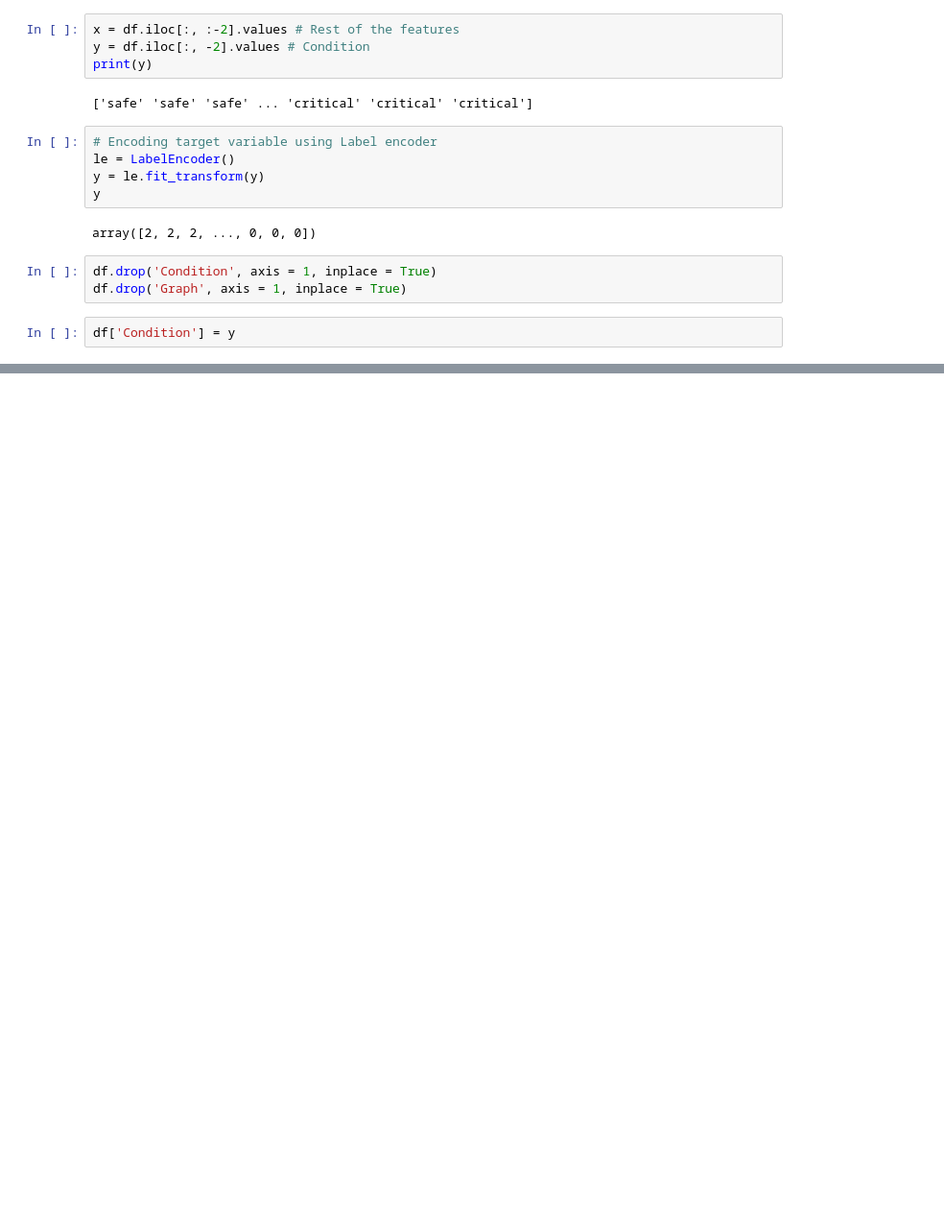
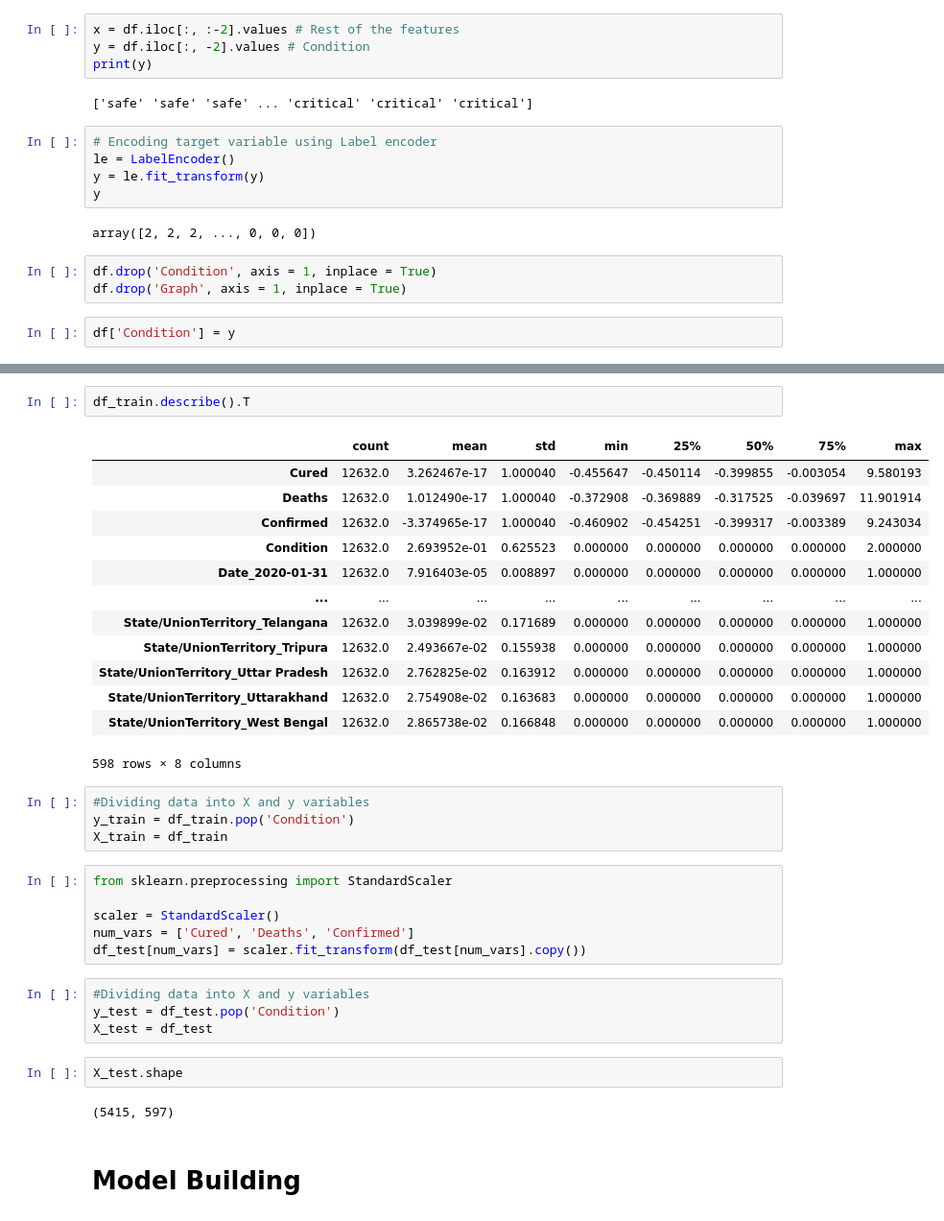
Before and after one commit to harshvardhanguleria/Covid_India_Prediction, a Jupyter notebook: Code/Covid_India_Prediction.ipynb, the cells around one changed output, grey strips where cells are left out. Shown at 96% size. Saved outputs shown, nothing was run; the diff lists cells and outputs as text; blank space fills up the shorter version.

```diff
--- a/Code/Covid_India_Prediction.ipynb
+++ b/Code/Covid_India_Prediction.ipynb
@@ -844,0 +861,36 @@ df_train
+# %%
+df_train.describe().T
+# %% [output]
+|  | count | mean | std | min | 25% | 50% | 75% | max |
+| Cured | 12632.0 | 3.262467e-17 | 1.000040 | -0.455647 | -0.450114 | -0.399855 | -0.003054 | 9.580193 |
+| Deaths | 12632.0 | 1.012490e-17 | 1.000040 | -0.372908 | -0.369889 | -0.317525 | -0.039697 | 11.901914 |
+| Confirmed | 12632.0 | -3.374965e-17 | 1.000040 | -0.460902 | -0.454251 | -0.399317 | -0.003389 | 9.243034 |
+| Condition | 12632.0 | 2.693952e-01 | 0.625523 | 0.000000 | 0.000000 | 0.000000 | 0.000000 | 2.000000 |
+| Date_2020-01-31 | 12632.0 | 7.916403e-05 | 0.008897 | 0.000000 | 0.000000 | 0.000000 | 0.000000 | 1.000000 |
+| ... | ... | ... | ... | ... | ... | ... | ... | ... |
+| State/UnionTerritory_Telangana | 12632.0 | 3.039899e-02 | 0.171689 | 0.000000 | 0.000000 | 0.000000 | 0.000000 | 1.000000 |
+| State/UnionTerritory_Tripura | 12632.0 | 2.493667e-02 | 0.155938 | 0.000000 | 0.000000 | 0.000000 | 0.000000 | 1.000000 |
+| State/UnionTerritory_Uttar Pradesh | 12632.0 | 2.762825e-02 | 0.163912 | 0.000000 | 0.000000 | 0.000000 | 0.000000 | 1.000000 |
+| State/UnionTerritory_Uttarakhand | 12632.0 | 2.754908e-02 | 0.163683 | 0.000000 | 0.000000 | 0.000000 | 0.000000 | 1.000000 |
+| State/UnionTerritory_West Bengal | 12632.0 | 2.865738e-02 | 0.166848 | 0.000000 | 0.000000 | 0.000000 | 0.000000 | 1.000000 |
+598 rows × 8 columns
+# %%
+#Dividing data into X and y variables
+y_train = df_train.pop('Condition')
+X_train = df_train
+# %%
+from sklearn.preprocessing import StandardScaler
+
+scaler = StandardScaler()
+num_vars = ['Cured', 'Deaths', 'Confirmed']
+df_test[num_vars] = scaler.fit_transform(df_test[num_vars].copy())
+# %%
+#Dividing data into X and y variables
+y_test = df_test.pop('Condition')
+X_test = df_test
+# %%
+X_test.shape
+# %% [output]
+(5415, 597)
+# %% [markdown]
+# Model Building
```
Also changed, not shown: parts of 16 cells of this notebook.
